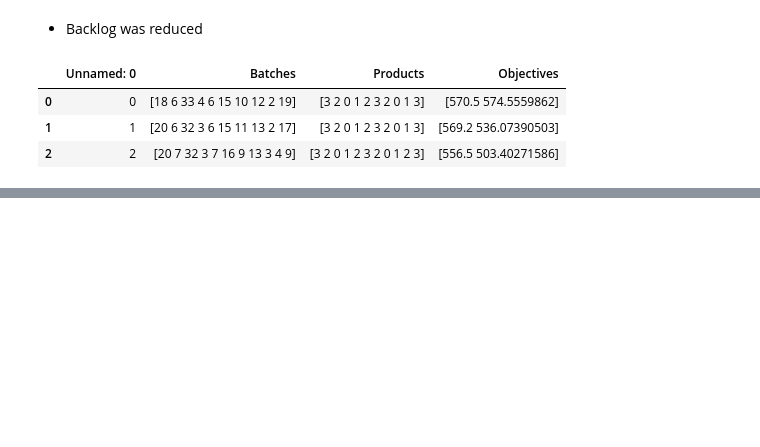
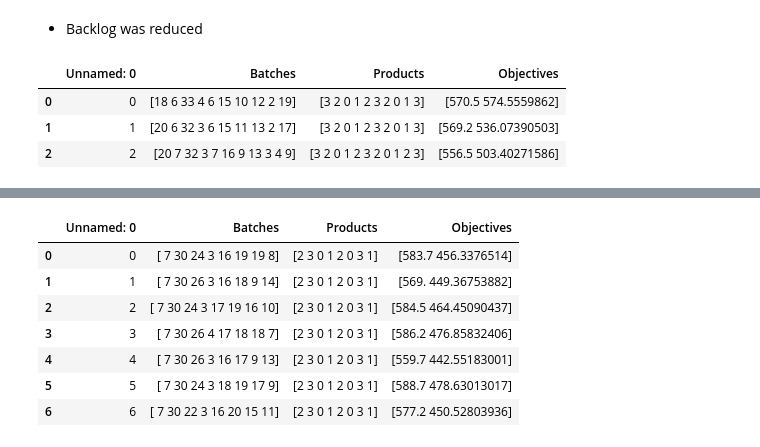
Before and after one commit to DTKx/capacityplanpy, a Jupyter notebook: 02_implementacao/parse_raw.ipynb, the cells around one changed output, grey strips where cells are left out. Cells and saved outputs as stored; diff of their text form; code cells hidden in the pictures; blank space fills up the shorter version.

```diff
--- a/02_implementacao/parse_raw.ipynb
+++ b/02_implementacao/parse_raw.ipynb
@@ -1055,0 +1114,12 @@ results
+# %%
+results=pd.read_csv(root_path_analysis+name+"solutions.csv")# Import from csv
+results
+# %% [output]
+|  | Unnamed: 0 | Batches | Products | Objectives |
+| 0 | 0 | [ 7 30 24 3 16 19 19 8] | [2 3 0 1 2 0 3 1] | [583.7 456.3376514] |
+| 1 | 1 | [ 7 30 26 3 16 18 9 14] | [2 3 0 1 2 0 3 1] | [569. 449.36753882] |
+| 2 | 2 | [ 7 30 24 3 17 19 16 10] | [2 3 0 1 2 0 3 1] | [584.5 464.45090437] |
+| 3 | 3 | [ 7 30 26 4 17 18 18 7] | [2 3 0 1 2 0 3 1] | [586.2 476.85832406] |
+| 4 | 4 | [ 7 30 26 3 16 17 9 13] | [2 3 0 1 2 0 3 1] | [559.7 442.55183001] |
+| 5 | 5 | [ 7 30 24 3 18 19 17 9] | [2 3 0 1 2 0 3 1] | [588.7 478.63013017] |
+| 6 | 6 | [ 7 30 22 3 16 20 15 11] | [2 3 0 1 2 0 3 1] | [577.2 450.52803936] |
```
Also changed, not shown: parts of 12 cells of this notebook, 22 other files.
